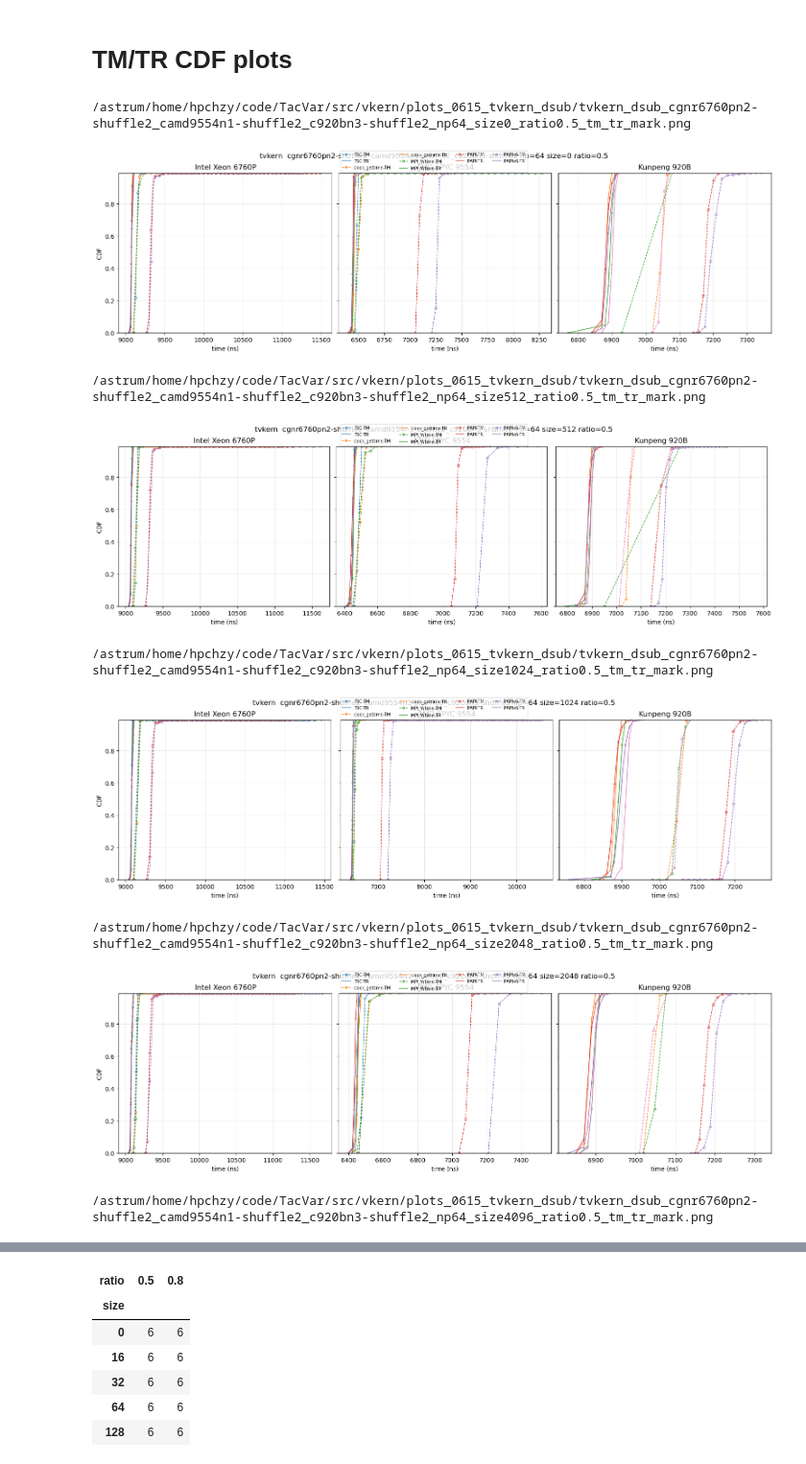
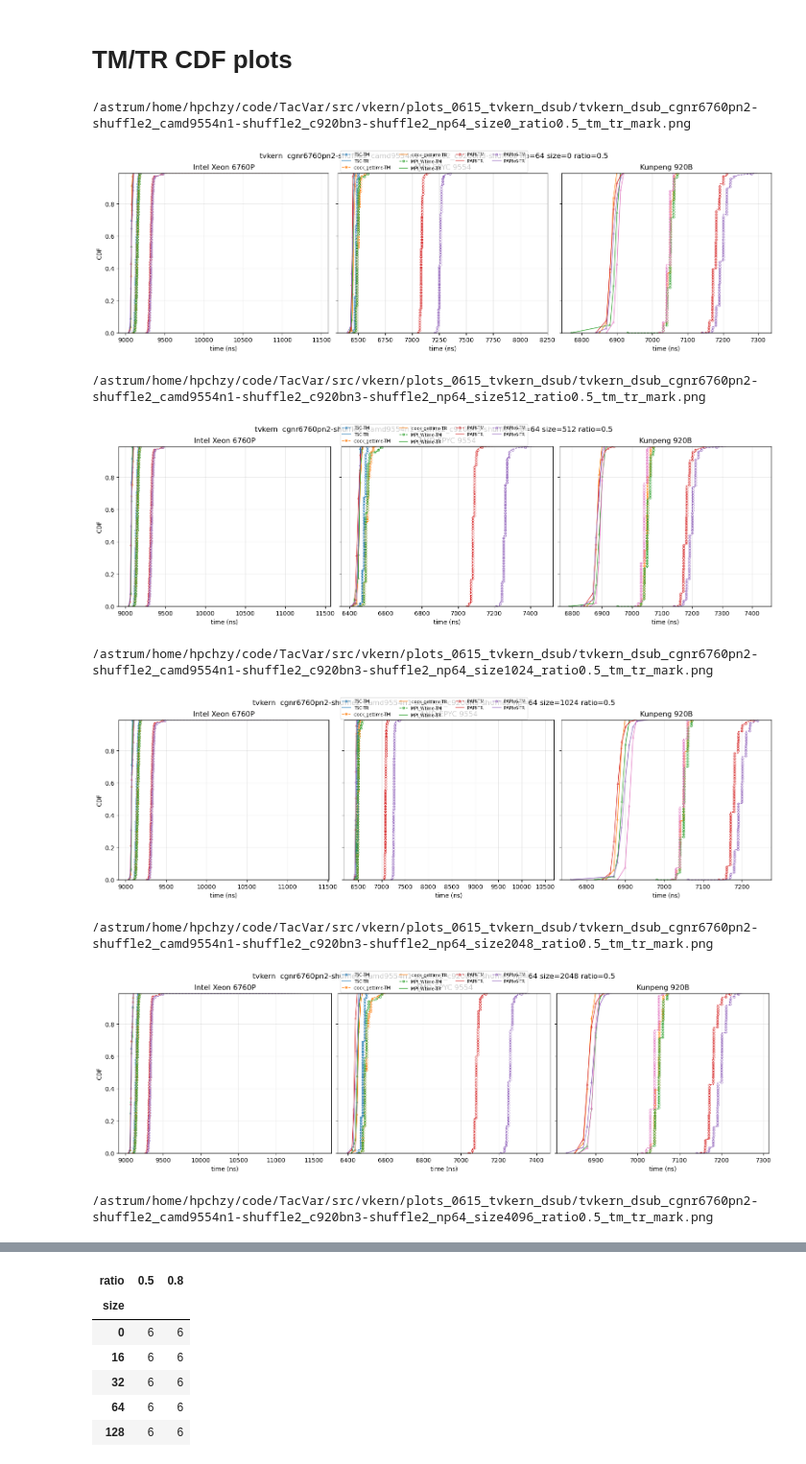
Before and after one commit to HunterHan/TacVar, a Jupyter notebook: src/vkern/plot_entry_filt.tvkern.0615.ipynb, the cells around one changed output, grey strips where cells are left out. Shown at 96% size. Drawn from its saved outputs; the diff is of its cells as text; code cells hidden in the pictures.

Commit message:
Revert "fix: piecewise-linear TM via histogram binning"
This reverts commit ce11394a7e1d1ebbcbd129916072b46b72ab4e54.

```diff
--- a/src/vkern/plot_entry_filt.tvkern.0615.ipynb
+++ b/src/vkern/plot_entry_filt.tvkern.0615.ipynb
@@ -450,50 +423,49 @@ for ratio in sorted(entries['ratio'].dropna().unique()):
                     color = TIMER_COLORS.get(timer)
                     label = timer_label(timer)
 
-                    tm_df = read_tm_plinear(row['tm_file'])
+                    tm_x, tm_y = ecdf_xy(read_tm(row['tm_file']))
                     tr_df = read_hist(row['tr_hist_file'])
 
-                    tm_ns = tm_df['ns'].to_numpy()
-                    tm_cdf = tm_df['cdf'].to_numpy()
-                    tm_markevery = max(1, len(tm_ns) // 30)
+                    tm_markevery = max(10, len(tm_x) // 100)
+                    tm_markevery = 1000
 
                     tr_ns = tr_df['ns'].to_numpy()
                     tr_cdf = tr_df['cdf'].to_numpy()
                     if len(tr_ns) > TR_MARKER_MAX:
                         keep = np.linspace(0, len(tr_ns) - 1, TR_MARKER_MAX, dtype=int)
                         tr_marker_x = tr_ns[keep]
                         tr_marker_y = tr_cdf[keep]
                     else:
                         tr_marker_x = tr_ns
                         tr_marker_y = tr_cdf
 
-                    ax.plot(tm_ns, tm_cdf, label=f'{label}-TM', color=color, linestyle='--', linewidth=1.0, marker='.', markevery=tm_markevery, markersize=7, markerfacecolor='none', markeredgewidth=0.7)
+                    ax.plot(tm_x, tm_y, label=f'{label}-TM', color=color, linestyle='--', linewidth=1.0, marker='.', markevery=tm_markevery, markersize=7, markerfacecolor='none', markeredgewidth=0.7)
                     ax.plot(tr_ns, tr_cdf, label=f'{label}-TR', color=color, linestyle='-', linewidth=1.0)
                     ax.scatter(tr_marker_x, tr_marker_y, color=color, marker='^', s=11, linewidths=0.6, facecolor='none', alpha=0.72)
 
                 ax.set_title(HOST_LABELS.get(host, host))
                 ax.set_xlabel('time (ns)')
                 ax.set_ylim(0, QUANTILE_DROP)
                 ax.grid(True, alpha=0.28)
                 if ax is axes[0]:
                     ax.set_ylabel('CDF')
 
             handles, labels = axes[0].get_legend_handles_labels()
             fig.legend(handles, labels, ncol=min(4, max(1, len(labels))), fontsize=7, loc='upper center')
             fig.suptitle(f'{KERNEL_LABELS.get(kernel, kernel)}  {SHUFFLE_LABEL} np={np_val} size={size} ratio={ratio:g}', y=1.05)
 
             if SAVE_FIG:
                 out = OUT_DIR / f'{kernel}_dsub_{SHUFFLE_LABEL}_np{np_val}_size{size}_ratio{ratio:g}_tm_tr_mark.png'
                 fig.savefig(out, dpi=220, bbox_inches='tight')
                 print(out)
             plt.show()
 # %% [output]
 /astrum/home/hpchzy/code/TacVar/src/vkern/plots_0615_tvkern_dsub/tvkern_dsub_cgnr6760pn2-shuffle2_camd9554n1-shuffle2_c920bn3-shuffle2_np64_size0_ratio0.5_tm_tr_mark.png
-[figure, old version]
+[figure, new version]
 /astrum/home/hpchzy/code/TacVar/src/vkern/plots_0615_tvkern_dsub/tvkern_dsub_cgnr6760pn2-shuffle2_camd9554n1-shuffle2_c920bn3-shuffle2_np64_size512_ratio0.5_tm_tr_mark.png
-[figure, old version]
+[figure, new version]
 /astrum/home/hpchzy/code/TacVar/src/vkern/plots_0615_tvkern_dsub/tvkern_dsub_cgnr6760pn2-shuffle2_camd9554n1-shuffle2_c920bn3-shuffle2_np64_size1024_ratio0.5_tm_tr_mark.png
-[figure, old version]
+[figure, new version]
 /astrum/home/hpchzy/code/TacVar/src/vkern/plots_0615_tvkern_dsub/tvkern_dsub_cgnr6760pn2-shuffle2_camd9554n1-shuffle2_c920bn3-shuffle2_np64_size2048_ratio0.5_tm_tr_mark.png
-[figure, old version]
+[figure, new version]
 /astrum/home/hpchzy/code/TacVar/src/vkern/plots_0615_tvkern_dsub/tvkern_dsub_cgnr6760pn2-shuffle2_camd9554n1-shuffle2_c920bn3-shuffle2_np64_size4096_ratio0.5_tm_tr_mark.png
```
Also changed, not shown: parts of 2 cells of this notebook, 1 other file.
